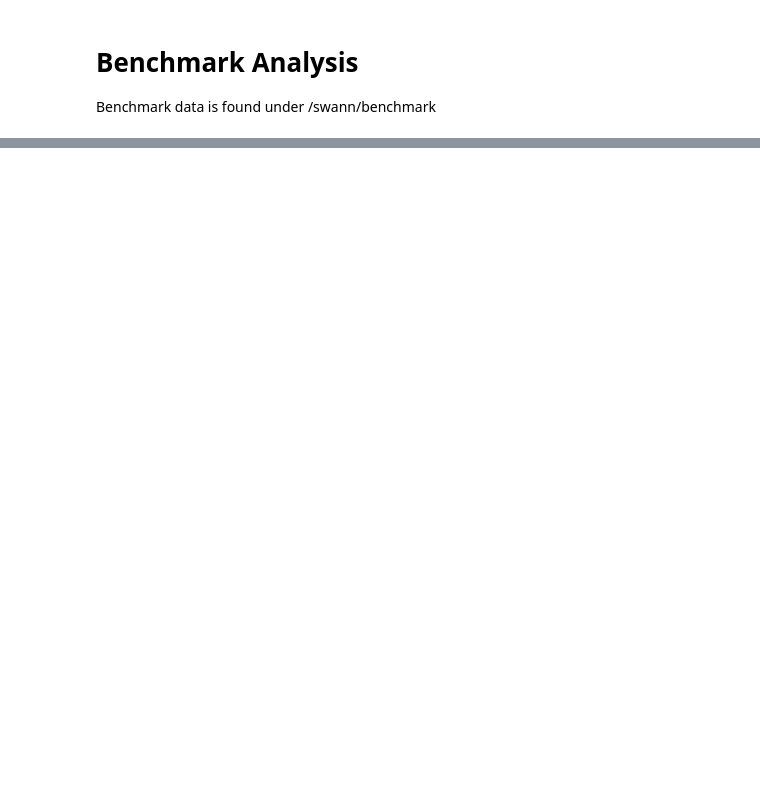
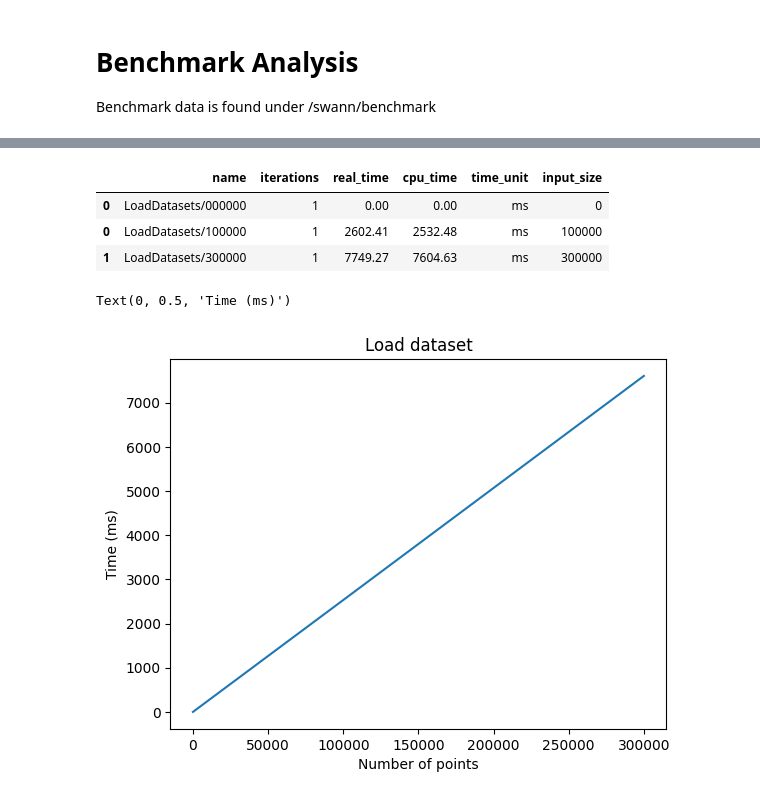
Before and after one commit to flopper123/swann, a Jupyter notebook: notebooks/notebooks/BenchmarkAnalysis.ipynb, the cells around one changed output, grey strips where cells are left out. Saved outputs shown, nothing was run; the diff lists cells and outputs as text; code cells hidden in the pictures; blank space fills up the shorter version.

Commit message:
Creation of plots

```diff
--- a/notebooks/notebooks/BenchmarkAnalysis.ipynb
+++ b/notebooks/notebooks/BenchmarkAnalysis.ipynb
@@ -23,6 +23,14 @@ def get_benchmarks():
     files = glob.glob('/swann/benchmark/*.csv')
     files.sort()
     return files
+
+def filter_df_with_wildcard_name(df: pd.DataFrame, name: str):
+    """
+        Example:
+            - name = "LoadDatasets"
+        Will return rows where name is "*LoadDatasets*"
+    """
+    return df.loc[df['name'].str.contains(name)]
 # %%
 for bm in get_benchmarks():
     print(f'[+] {bm}')
@@ -38,0 +39,4 @@ csv_to_df('benchmark-1677840696.csv')
+# %%
+# Load benchmark that has loading / parsing of datasets of size XS and S
+df_bm_loadparse = csv_to_df('benchmark-1677845278.csv')
+df_bm_loadparse
@@ -38,0 +49,24 @@ csv_to_df('benchmark-1677840696.csv')
+# %%
+df_load = filter_df_with_wildcard_name(df_bm_loadparse, "LoadDatasets")
+df_load_0 = pd.DataFrame(data={
+    "name": ["LoadDatasets/000000"],
+    "iterations": [1],
+    "real_time": [0],
+    "cpu_time": [0],
+    "time_unit": ["ms"],
+    "input_size": [0]
+})
+df_load = pd.concat([df_load_0, df_load])
+df_load
+# %% [output]
+|  | name | iterations | real_time | cpu_time | time_unit | input_size |
+| 0 | LoadDatasets/000000 | 1 | 0.00 | 0.00 | ms | 0 |
+| 0 | LoadDatasets/100000 | 1 | 2602.41 | 2532.48 | ms | 100000 |
+| 1 | LoadDatasets/300000 | 1 | 7749.27 | 7604.63 | ms | 300000 |
+# %%
+load_line = df_load.plot.line(title='Load dataset', x='input_size', y='cpu_time', legend=False)
+load_line.set_xlabel("Number of points")
+load_line.set_ylabel("Time (ms)")
+# %% [output]
+Text(0, 0.5, 'Time (ms)')
+[figure, added]
```
Also changed, not shown: parts of 3 cells of this notebook, 4 other files.
